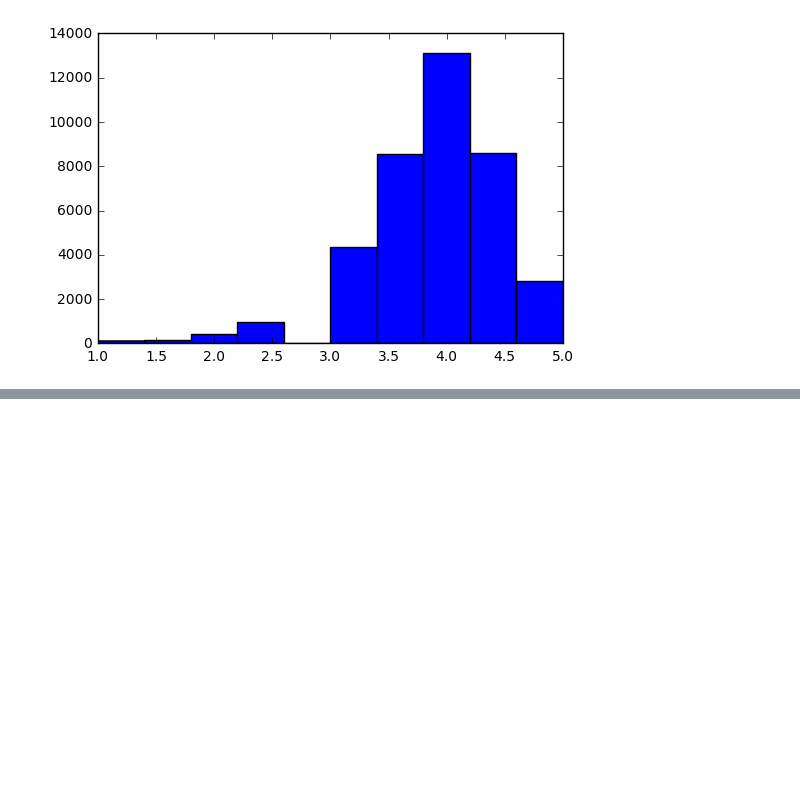
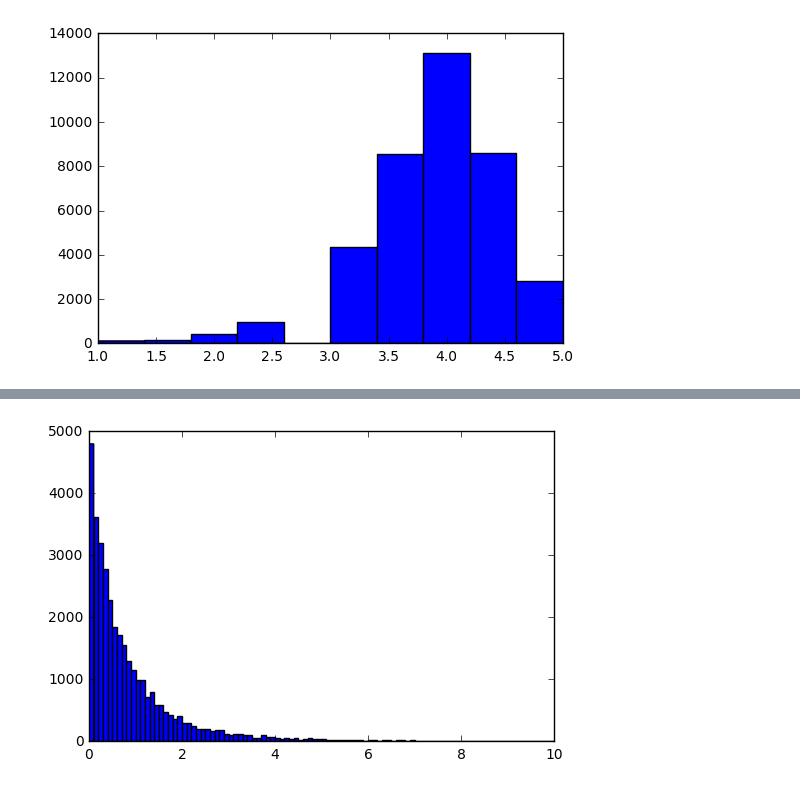
Before and after one commit to dataforgoodfr/batch2_newbed, a Jupyter notebook: Filtrage brands .ipynb, the cells around one changed output, grey strips where cells are left out. Cells and saved outputs as stored; diff of their text form; code cells hidden in the pictures; blank space fills up the shorter version.

```diff
--- a/Filtrage brands .ipynb
+++ b/Filtrage brands .ipynb
@@ -66,0 +171,7 @@ plt.show()
+# %%
+import matplotlib.pyplot as plt
+%matplotlib inline
+plt.hist(hotels["rating_std"].dropna(), range=[0,10], bins=100)
+plt.show()
+# %% [output]
+[figure, added]
```
Also changed, not shown: parts of 20 cells of this notebook, 50 other files.
